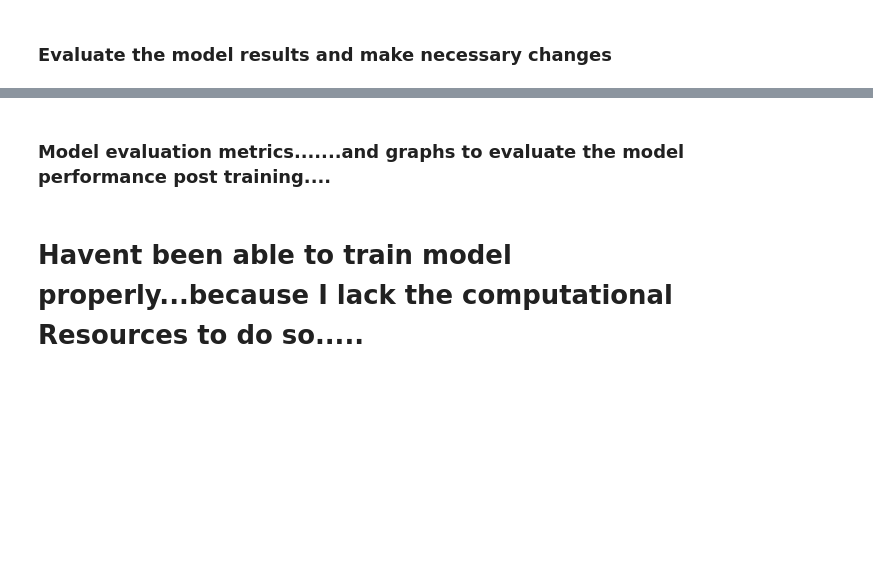
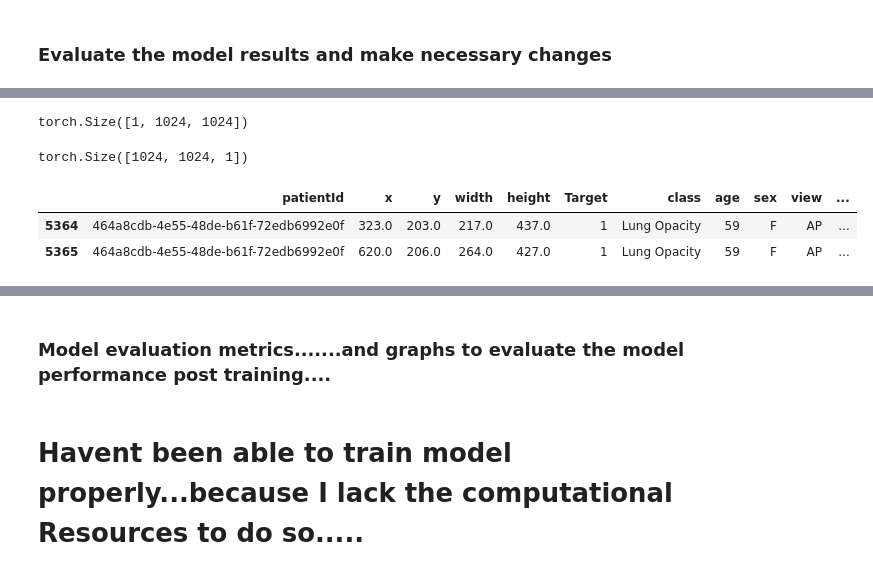
Before and after one commit to kmsmeng/Pneumonia-Detection-Model, a Jupyter notebook: handle_data.ipynb, the cells around one changed output, grey strips where cells are left out. Saved outputs shown, nothing was run; the diff lists cells and outputs as text; code cells hidden in the pictures; blank space fills up the shorter version.

```diff
--- a/handle_data.ipynb
+++ b/handle_data.ipynb
@@ -568,7 +654,13 @@ Text(0.5, 1.0, 'Bounding Box HeatMap Overlay')
 # looping through elements.
 # '''
 # %%
-df.rename(columns={'x': 'x_center', 'y': 'y_center'}, inplace=True)
-mask = df.Target == 1
-df.loc[mask, 'x_center'] += df.loc[mask, 'width'] / 2
-df.loc[mask, 'y_center'] += df.loc[mask, 'height'] / 2
+# U wanna do the same here too. value should stay same ever after myltiple run of the shell. do like a dataframe copy and modify the data from that copy dataframe.
+
+df_normalized_center = df_normalized.copy()
+
+df_normalized_center.rename(columns={'x': 'x_center', 'y': 'y_center'}, inplace=True)
+mask = df_normalized_center.Target == 1
+df_normalized_center.loc[mask, 'x_center'] += df_normalized_center.loc[mask, 'width'] / 2
+df_normalized_center.loc[mask, 'y_center'] += df_normalized_center.loc[mask, 'height'] / 2
+
+df_normalized_center
@@ -628,10 +680,0 @@ Unique values of Column size: [1024]
-# %%
-# But now we know that all the images in the dataset are in size 1024 * 1024
-# So lets noramlize all the  bbox data values by dividing them by 1024
-
-df['x_center'] = df['x_center'] / 1024
-df['y_center'] = df['y_center'] / 1024
-df['width'] = df['width'] / 1024
-df['height'] = df['height'] / 1024
-
-df
@@ -1342,0 +1438,14 @@ print(f"Model exported at: {export_path}")
+# %%
+inference_sample = df.sample(1)
+inference_sample
+
+# pos_infernce_sample = df[df['Target'] == 1].sample(1, random_state=42)
+# pos_infernce_sample_id = pos_infernce_sample['patientId'].iloc[0]
+# pos_infernce_sample_id
+
+pos_inference_sample_id = (
+    df[df['Target'] == 1]
+    .sample(1, random_state=100)['patientId']
+    .iloc[0]
+)
+pos_inference_sample_id
@@ -1342,0 +1487,7 @@ print(f"Model exported at: {export_path}")
+# %%
+print(image_data.shape)
+image_data_per = image_data.permute(1, 2, 0)
+image_data_per.shape
+# %% [output]
+torch.Size([1, 1024, 1024])
+torch.Size([1024, 1024, 1])
@@ -1342,0 +1498,11 @@ print(f"Model exported at: {export_path}")
+# %%
+# u have the patient id.
+
+# search for all the data of that patient id in the df
+
+all_labels = df[df['patientId'] == pos_inference_sample_id]
+all_labels
+# %% [output]
+|  | patientId | x | y | width | height | Target | class | age | sex | view | ... |
+| 5364 | 464a8cdb-4e55-48de-b61f-72edb6992e0f | 323.0 | 203.0 | 217.0 | 437.0 | 1 | Lung Opacity | 59 | F | AP | ... |
+| 5365 | 464a8cdb-4e55-48de-b61f-72edb6992e0f | 620.0 | 206.0 | 264.0 | 427.0 | 1 | Lung Opacity | 59 | F | AP | ... |
```
Also changed, not shown: parts of 36 cells of this notebook, 2 other files.
